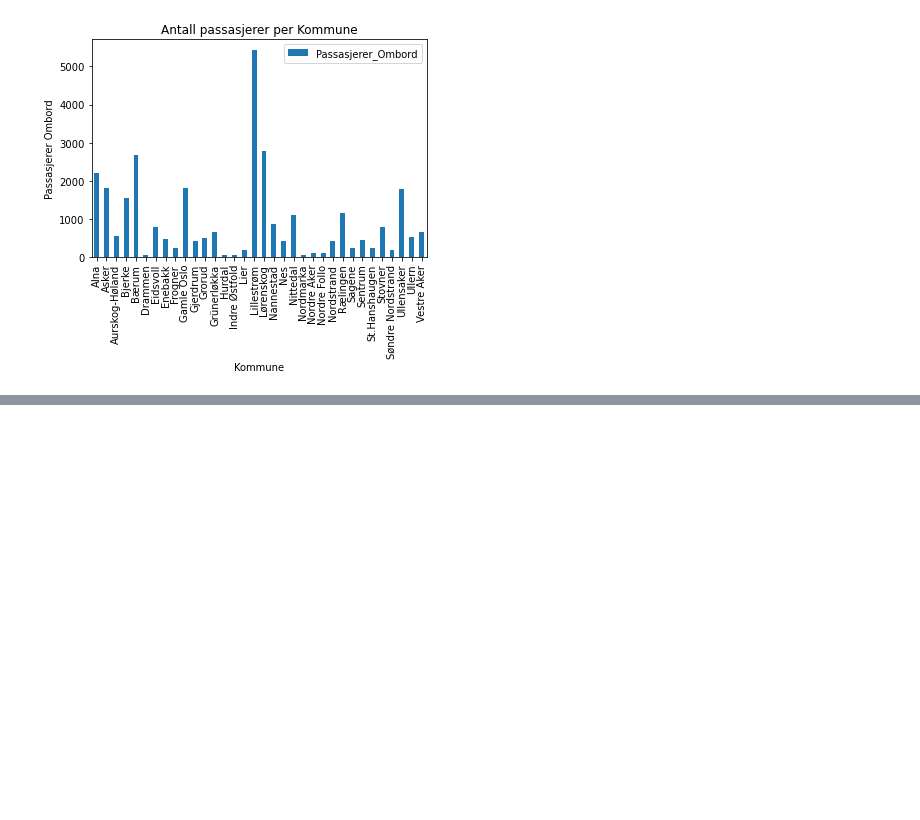
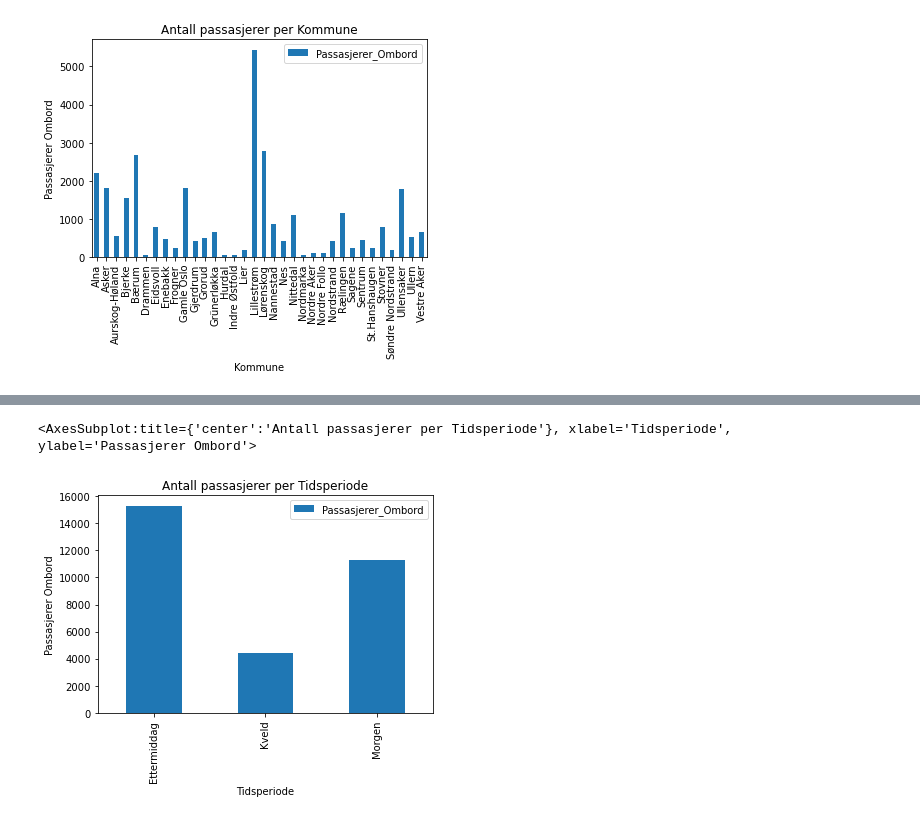
Before and after one commit to NimaAB/DAVE3625_Assignment_1, a Jupyter notebook: start.ipynb, the cells around one changed output, grey strips where cells are left out. Saved outputs shown, nothing was run; the diff lists cells and outputs as text; code cells hidden in the pictures; blank space fills up the shorter version.

Commit message:
plot 3: tidsperiode mot antall passasjerer

```diff
--- a/start.ipynb
+++ b/start.ipynb
@@ -249,0 +254,11 @@ antall_passasjerer_per_kommune.plot.bar(x='Kommune',ylabel='Passasjerer Ombord',
+# %%
+df = df[df['Tidspunkt_Faktisk_Avgang_Holdeplass_Fra'] > pd.to_timedelta(0)]
+tid = df["Tidspunkt_Faktisk_Avgang_Holdeplass_Fra"]
+conditions = [
+    (tid >= pd.to_timedelta(0, unit="H")) & (tid < pd.to_timedelta(13, unit="H")),
+    (tid >= pd.to_timedelta(13, unit="H")) & (tid < pd.to_timedelta(20, unit="H")),
+    (tid >= pd.to_timedelta(20, unit="H"))
+]
+values = ["Morgen", "Ettermiddag", "Kveld"]
+df['Tidsperiode'] = np.select(conditions, values)
+df.head()
@@ -249,0 +273,7 @@ antall_passasjerer_per_kommune.plot.bar(x='Kommune',ylabel='Passasjerer Ombord',
+# %%
+antall_passasjerer_per_tidsperiode = df.groupby('Tidsperiode', as_index=False).agg({'Passasjerer_Ombord':'sum'})
+antall_passasjerer_per_tidsperiode.plot.bar(x='Tidsperiode',ylabel='Passasjerer Ombord', title="Antall passasjerer per Tidsperiode")
+# antall_passasjerer_per_tidsperiode
+# %% [output]
+<AxesSubplot:title={'center':'Antall passasjerer per Tidsperiode'}, xlabel='Tidsperiode', ylabel='Passasjerer Ombord'>
+[figure, added]
```
Also changed, not shown: parts of 2 cells of this notebook.
